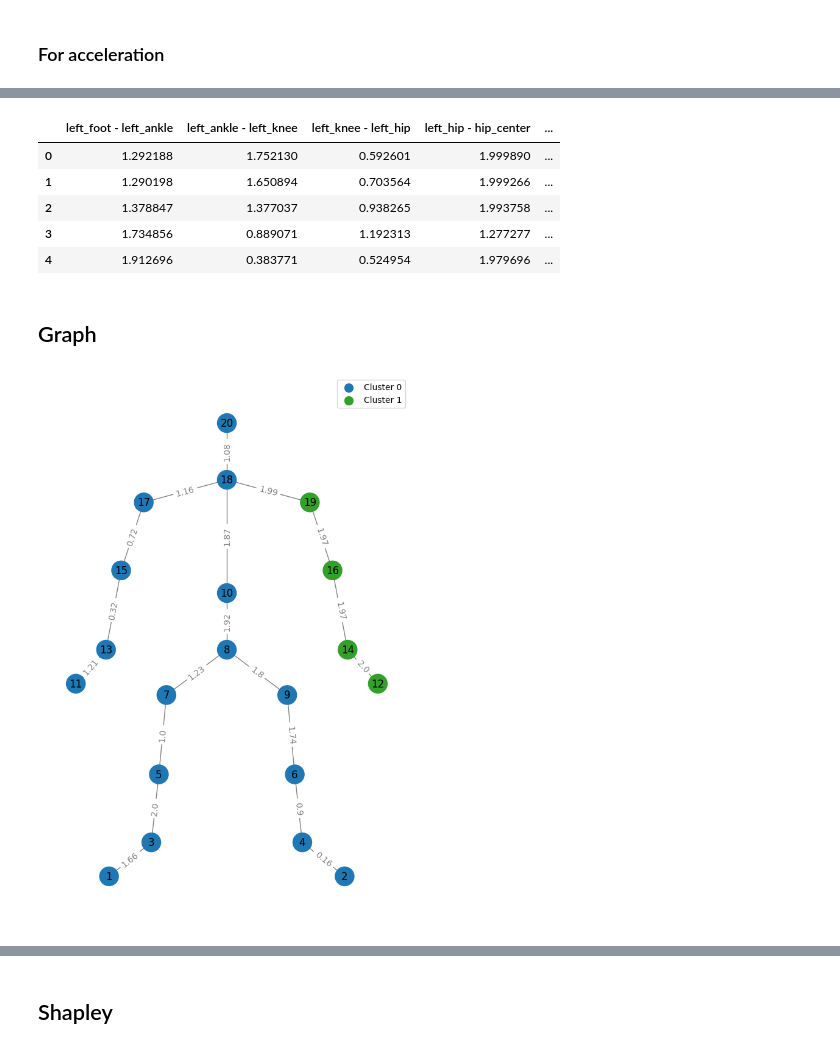
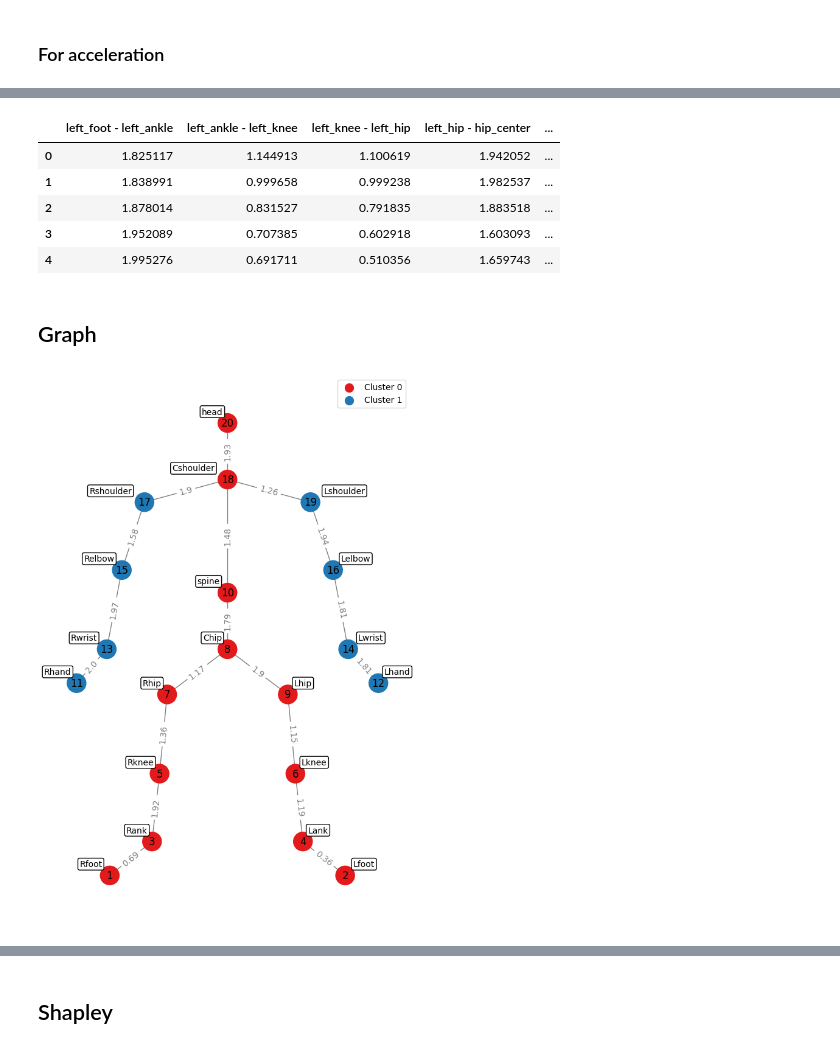
Before and after one commit to gaggioaxel/OoM-Thesis, a Jupyter notebook: code/src/OoM.ipynb, the cells around one changed output, grey strips where cells are left out. Drawn from its saved outputs; the diff is of its cells as text; code cells hidden in the pictures.

```diff
--- a/code/src/OoM.ipynb
+++ b/code/src/OoM.ipynb
@@ -349,7 +82,7 @@ drivePosMap = { 1:  (MURIEL_POS+"t_003_finalclean.tsv",(37,40.5)),
                 36: (JUL_THI_POS+"t_061_B_finalclean.tsv",(74,80))          # ball catch right side
               }
 
-picked = 1
+picked = 17
 
 data = drivePosMap[picked]
 table = pd.read_table(data[0])
@@ -489,0 +230,9 @@ Using matplotlib backend: <object object at 0x...>
+# %%
+import pandas as pd
+
+lenghts = []
+for i in range(1,37):
+    table = pd.read_table(drivePosMap[i][0])
+    lenghts.append(len(table[table['Time'].between(drivePosMap[i][1][0],drivePosMap[i][1][1])]))
+print(lenghts)
+print(max(lenghts),min(lenghts),sum(lenghts)/len(lenghts))
@@ -669,11 +442,11 @@ cosineSimAcceleration.to_csv("_cachedCosineSimAcceleration.csv",index=False)
 cosineSimAcceleration.head()
 # %% [output]
 |  | left_foot - left_ankle | left_ankle - left_knee | left_knee - left_hip | left_hip - hip_center | ... |
-| 0 | 1.292188 | 1.752130 | 0.592601 | 1.999890 | ... |
-| 1 | 1.290198 | 1.650894 | 0.703564 | 1.999266 | ... |
-| 2 | 1.378847 | 1.377037 | 0.938265 | 1.993758 | ... |
-| 3 | 1.734856 | 0.889071 | 1.192313 | 1.277277 | ... |
-| 4 | 1.912696 | 0.383771 | 0.524954 | 1.979696 | ... |
+| 0 | 1.825117 | 1.144913 | 1.100619 | 1.942052 | ... |
+| 1 | 1.838991 | 0.999658 | 0.999238 | 1.982537 | ... |
+| 2 | 1.878014 | 0.831527 | 0.791835 | 1.883518 | ... |
+| 3 | 1.952089 | 0.707385 | 0.602918 | 1.603093 | ... |
+| 4 | 1.995276 | 0.691711 | 0.510356 | 1.659743 | ... |
 # %% [markdown]
 ## Graph
 # %%
@@ -704,7 +514,9 @@ def map_pos_human_body_graph():
 # %%
 import networkx as nx
 import matplotlib.pyplot as plt
-from sklearn.cluster import SpectralClustering
+import warnings
+warnings.filterwarnings("ignore")
+
 %matplotlib inline
 import numpy as np
 
@@ -728,68 +540,55 @@ featuresTableNormalized = featuresTable.div(featuresTable.max(axis=1),axis=0) *
 timeInstant = 0
 weights = np.array(featuresTableNormalized.iloc[timeInstant,:])
 
-adj_matrix = np.zeros((len(allNodes),len(allNodes)))
+adjacencyMatrix = np.zeros((len(allNodes),len(allNodes)))
 for from_node, to_node, weight in zip(jointsFrom, jointsTo, weights):
-    adj_matrix[to_node, from_node] = weight
+    adjacencyMatrix[to_node, from_node] = weight
 
-
-## Compute the Laplacian Matrix
-# We'll use the normalized Laplacian for this example.
-
-# Compute the degree matrix (sum of the weights of each node's edges)
-degree_matrix = np.diag(np.sum(adj_matrix, axis=1))
-
-# Compute the Laplacian matrix
-laplacian_matrix = degree_matrix - adj_matrix
-
-## Compute Eigenvalues and Eigenvectors
-eigenvalues, eigenvectors = np.linalg.eig(laplacian_matrix)
-
-## Form a New Feature Representation
-# We'll use the first k eigenvectors as our new feature representation.
-# Choose the number of clusters (k) you want to identify.
-k = 2
-idx = np.argsort(eigenvalues)[0:k]
-new_features = eigenvectors[:, idx]
-
-## Clustering
-# Use k-means clustering on the new feature representation
-spectral_clustering = SpectralClustering(n_clusters=k, affinity='nearest_neighbors', n_neighbors=3, assign_labels='kmeans')
-predicted_labels = spectral_clustering.fit_predict(new_features)
+num_iteration = 200
+predicted_labels = np.zeros(len(allNodes))
+for i in range(num_iteration):
+    predicted_labels += np.array(shi_malik_spectral_clustering(adjacencyMatrix, 2))
+predicted_labels = np.round(predicted_labels / num_iteration).astype(int)
+#predicted_labels = normalized_spectral_clustering(adjacencyMatrix,2)
 
 # Create a graph using NetworkX from the adjacency matrix
-graph = nx.from_numpy_array(adj_matrix, create_using=nx.Graph)
-
-nodeMappings = {node: list(allNodes)[i] for i,node in enumerate(graph.nodes())}
-graph = nx.relabel_nodes(graph, nodeMappings)
+graph = nx.from_numpy_array(adjacencyMatrix, create_using=nx.Graph)
+graph = nx.relabel_nodes(graph, {node: list(allNodes)[i] for i,node in enumerate(graph.nodes())})
 
 # Get edge labels from adjacency matrix (if present)
 edge_labels = nx.get_edge_attributes(graph, "weight")
 # Clip edge weights to the 2nd decimal place
 for edge, weight in edge_labels.items():
     edge_labels[edge] = round(weight, 2)
 
 # You can also create an undirected graph by using create_using=nx.Graph
 
 pos = map_pos_human_body_graph()
 # Create the colormap
 # Define a pool of colors for k classes (you can add more colors if needed)
-color_pool = ['#1f78b4', '#33a02c', '#e31a1c', '#ff7f00', '#6a3d9a', '#b15928']
+color_pool = ['#e31a1c', '#1f78b4', '#33a02c', '#ff7f00', '#6a3d9a', '#b15928']
 
 # Use the color pool to map cluster labels to colors
 node_colors = [color_pool[label % len(color_pool)] for label in predicted_labels]
 
 plt.figure(figsize=(6,9))
 nx.draw(graph, pos, with_labels=True, node_size=500, node_color=node_colors, edge_color="gray")
 nx.draw_networkx_edge_labels(graph, pos, edge_labels=edge_labels, font_size=10, font_color='gray', label_pos=0.5)
 
 # Create a custom legend for cluster labels
 unique_labels = np.unique(predicted_labels)
 
 # Create a custom legend for cluster labels using the color pool
 legend_labels = {label: f"Cluster {label}" for label in unique_labels}
 plt.legend(handles=[plt.scatter([], [], s=100, c=color, marker='o', label=legend_labels[label]) for label, color in zip(unique_labels, color_pool)], loc="upper right")
 
+
+# Add annotations for joint names
+#TODO joints are inverted originally
+for node, (x, y) in pos.items():
+    plt.text(-x-(np.sign(x) or True)*len(indxToPhys[node])*0.025, y+0.05, indxToPhys[node], fontsize=10, ha='center', va='center', bbox=dict(facecolor='white', edgecolor='black', boxstyle='round,pad=0.2'))
+
+
 plt.show()
 # %% [output]
-[figure, old version]
+[figure, new version]
```
Also changed, not shown: parts of 41 cells of this notebook.
